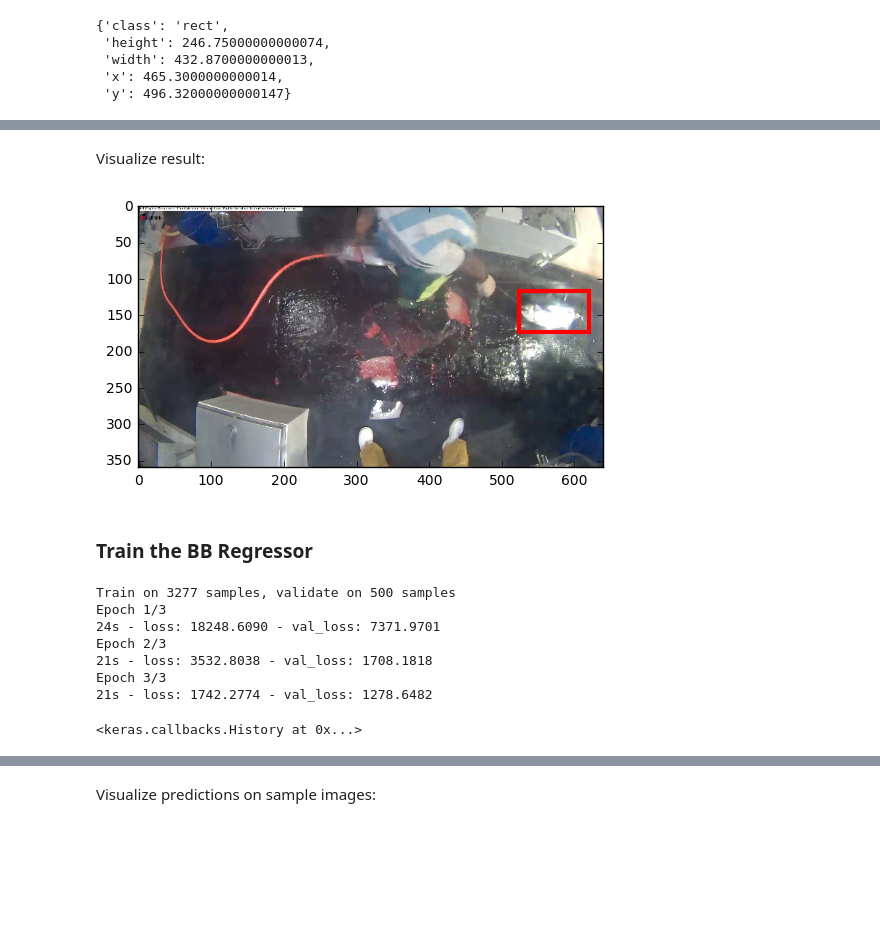
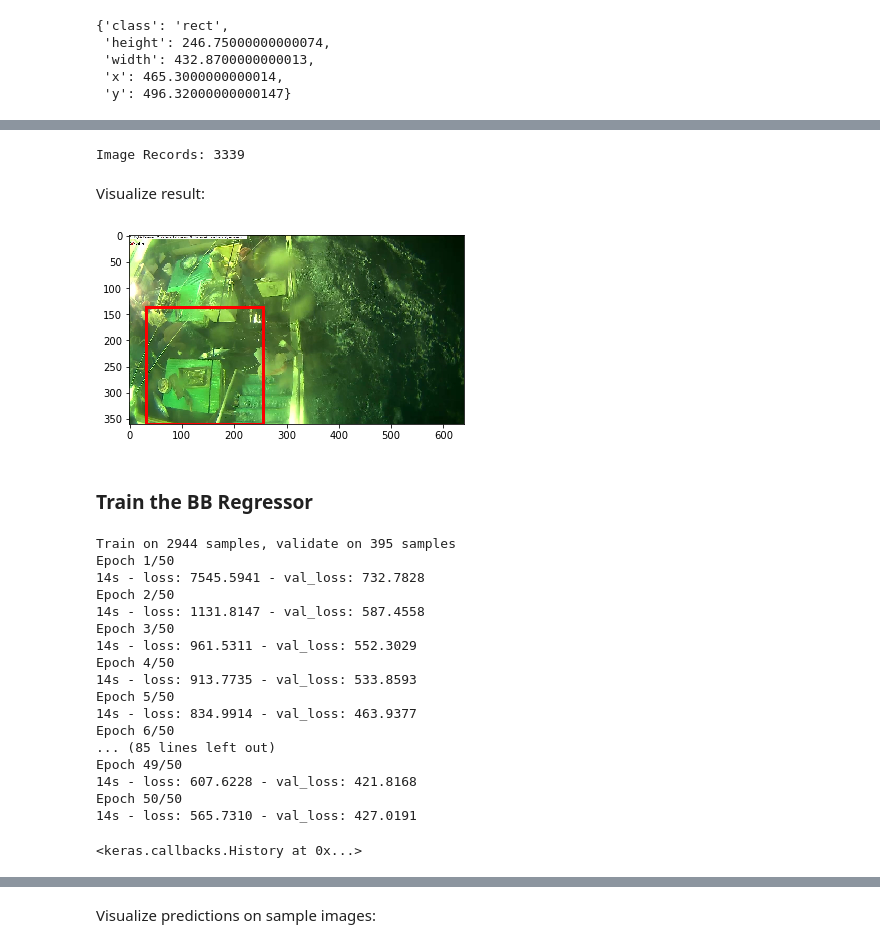
Before and after one commit to rdcolema/nc-fish-classification, a Jupyter notebook: nc_fish_classification/bb_regressor.ipynb, the cells around one changed output, grey strips where cells are left out. Saved outputs shown, nothing was run; the diff lists cells and outputs as text; code cells hidden in the pictures; blank space fills up the shorter version.

```diff
--- a/nc_fish_classification/bb_regressor.ipynb
+++ b/nc_fish_classification/bb_regressor.ipynb
@@ -132,7 +125,0 @@ empty_bbox = {'height': 0., 'width': 0., 'x': 0., 'y': 0.}
-# %%
-for f in raw_filenames:
-    if not f in bb_json.keys():
-        bb_json[f] = empty_bbox
-for f in raw_val_filenames:
-    if not f in bb_json.keys():
-        bb_json[f] = empty_bbox
@@ -141,2 +126,13 @@ Convert coordinate to resized 640x360 images:
+# %%
+class_dict = defaultdict(str)
+
+for fp in glob(data_path + '*/*/*.jpg'):
+    cls = fp.split('/')[-2]
+    im = fp.split('/')[-1]
+    class_dict[im] = cls
+
+print("Image Records:", len(class_dict.keys()))
+# %% [output]
+Image Records: 3339
 # %%
 bb_params = ['height', 'width', 'x', 'y']
@@ -155,6 +167,23 @@ val_sizes = [PIL.Image.open(valid_path + f).size for f in val_filenames]
+# %%
+for c in classes:
+    fns = glob(data_path + '*/*/*.jpg')
+
+    for fn in fns:
+        f_id = fn.split("/")[-1]
+        im = PIL.Image.open(fn)
+        width, height = im.size
+
+        if not f_id in bb_json.keys():
+            x = random.uniform(0, width)
+            y = random.uniform(0, height)
+            bb_json[f_id] = {"height": 0, "width": 0, "x": x, "y": y, "size": im.size}
+        else:
+            anno = bb_json[f_id]
+            x, y = anno["x"], anno["y"]
+            bb_json[f_id] = {"height": 0, "width": 0, "x": x, "y": y, "size": im.size}
 # %%
-trn_bbox = np.stack([convert_bb(bb_json[f], s) for f, s in zip(raw_filenames, trn_sizes)]).astype(np.float32)
-val_bbox = np.stack([convert_bb(bb_json[f], s) for f, s in zip(raw_val_filenames, val_sizes)]).astype(np.float32)
+trn_bbox = np.stack([convert_bb(bb_json[f]) for f in raw_filenames]).astype(np.float32)
+val_bbox = np.stack([convert_bb(bb_json[f]) for f in raw_val_filenames]).astype(np.float32)
 # %% [markdown]
 Visualize result:
 # %%
@@ -166,9 +196,9 @@ def show_bb(i):
     plot(smp[i])
     plt.gca().add_patch(create_rect(bb))
 # %%
-show_bb(0)
+show_bb(25)
 # %% [output]
-[figure, old version]
+[figure, new version]
 # %% [markdown]
 ### Train the BB Regressor
 # %%
@@ -191,15 +223,29 @@ model.compile(Adam(lr=0.001), loss='mse')
 # %%
+ckpt = ModelCheckpoint('models/bb_regressor/360x640/loss-{val_loss:.2f}_vgg16_bn.h5', monitor='val_loss',
+                       verbose=0, save_best_only=True, save_weights_only=True)
+
 model.fit(conv_trn_feat, trn_bbox,
           batch_size=batch_size,
-          nb_epoch=3,
+          nb_epoch=nb_epoch,
           verbose=2,
-          validation_data=(conv_val_feat, val_bbox))
+          validation_data=(conv_val_feat, val_bbox),
+          callbacks=[ckpt])
 # %% [output]
-Train on 3277 samples, validate on 500 samples
-Epoch 1/3
-24s - loss: 18248.6090 - val_loss: 7371.9701
-Epoch 2/3
-21s - loss: 3532.8038 - val_loss: 1708.1818
-Epoch 3/3
-21s - loss: 1742.2774 - val_loss: 1278.6482
+Train on 2944 samples, validate on 395 samples
+Epoch 1/50
+14s - loss: 7545.5941 - val_loss: 732.7828
+Epoch 2/50
+14s - loss: 1131.8147 - val_loss: 587.4558
+Epoch 3/50
+14s - loss: 961.5311 - val_loss: 552.3029
+Epoch 4/50
+14s - loss: 913.7735 - val_loss: 533.8593
+Epoch 5/50
+14s - loss: 834.9914 - val_loss: 463.9377
+Epoch 6/50
+... (85 lines left out)
+Epoch 49/50
+14s - loss: 607.6228 - val_loss: 421.8168
+Epoch 50/50
+14s - loss: 565.7310 - val_loss: 427.0191
 <keras.callbacks.History at 0x...>
```
Also changed, not shown: parts of 20 cells of this notebook, 8 other files.
